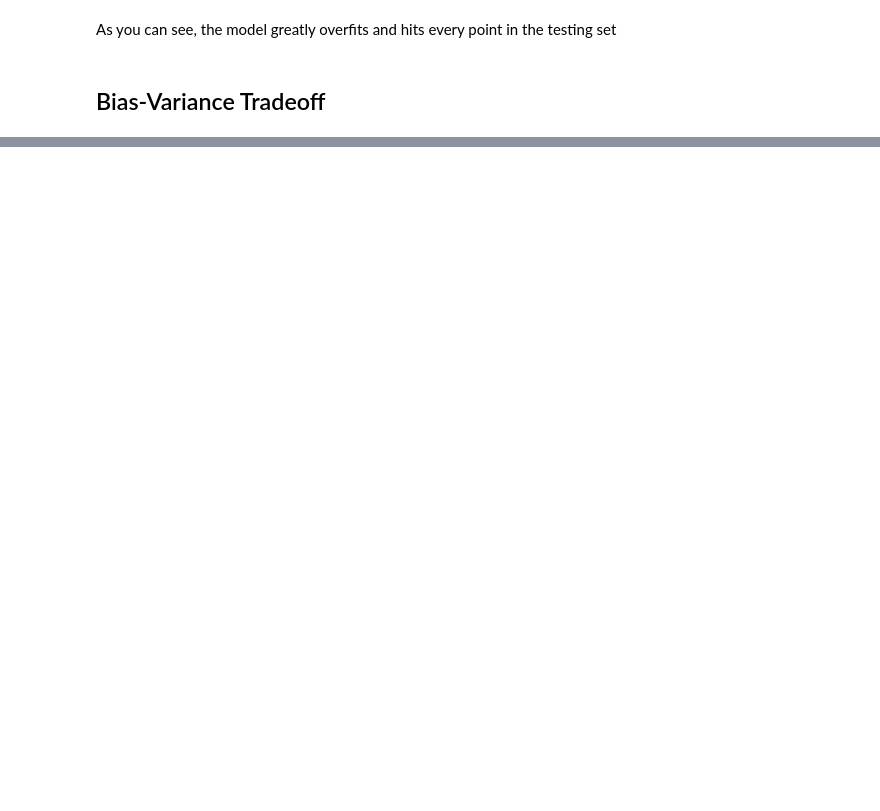
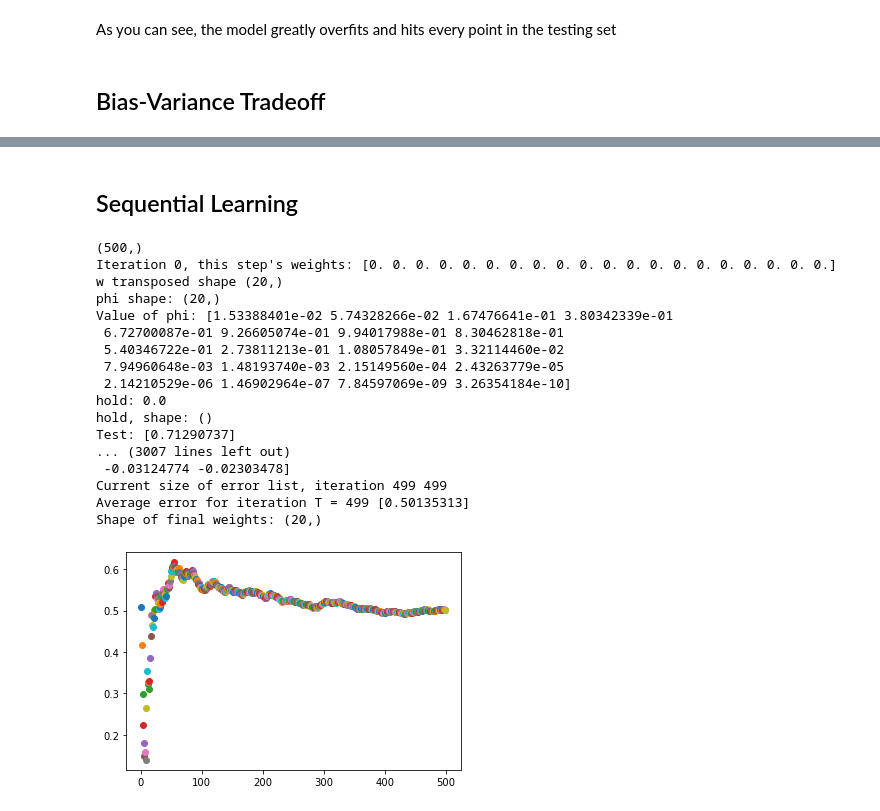
Before and after one commit to graterollin/PRML, a Jupyter notebook: hw3/HW3.ipynb, the cells around one changed output, grey strips where cells are left out. Drawn from its saved outputs; the diff is of its cells as text; code cells hidden in the pictures; blank space fills up the shorter version.

```diff
--- a/hw3/HW3.ipynb
+++ b/hw3/HW3.ipynb
@@ -415,13 +323,0 @@ plt.plot(input_data, sine, testing_set, gaussian_column_means)
-# %%
-# Function to calculate the average error
-def compute_error(target_values, weights, phi_list, iteration):
-    print(f"calculating for {iteration} iterations")
-
-    error = None
-    for i in range(iteration):
-        temp = np.square(target_values[i] - np.matmul(np.transpose(weights), phi_list[i]))
-        error = error + temp
-        print(f"Error at iteration{i+1}:", error)
-
-    average_error = (1/iteration) * error
-    return average_error
@@ -532,0 +430,2 @@ TypeError: 'numpy.float64' object is not iterable
+# %% [markdown]
+## Sequential Learning
@@ -532,0 +613,22 @@ TypeError: 'numpy.float64' object is not iterable
+# %%
+#optimal_weights = SGD(500, 0.05)
+centers_sequential, optimal_weights_sequential = SGD(500, 0.0005)
+# %% [output]
+(500,)
+Iteration 0, this step's weights: [0. 0. 0. 0. 0. 0. 0. 0. 0. 0. 0. 0. 0. 0. 0. 0. 0. 0. 0. 0.]
+w transposed shape (20,)
+phi shape: (20,)
+Value of phi: [1.53388401e-02 5.74328266e-02 1.67476641e-01 3.80342339e-01
+ 6.72700087e-01 9.26605074e-01 9.94017988e-01 8.30462818e-01
+ 5.40346722e-01 2.73811213e-01 1.08057849e-01 3.32114460e-02
+ 7.94960648e-03 1.48193740e-03 2.15149560e-04 2.43263779e-05
+ 2.14210529e-06 1.46902964e-07 7.84597069e-09 3.26354184e-10]
+hold: 0.0
+hold, shape: ()
+Test: [0.71290737]
+... (3007 lines left out)
+ -0.03124774 -0.02303478]
+Current size of error list, iteration 499 499
+Average error for iteration T = 499 [0.50135313]
+Shape of final weights: (20,)
+[figure, added]
```
Also changed, not shown: parts of 17 cells of this notebook.
